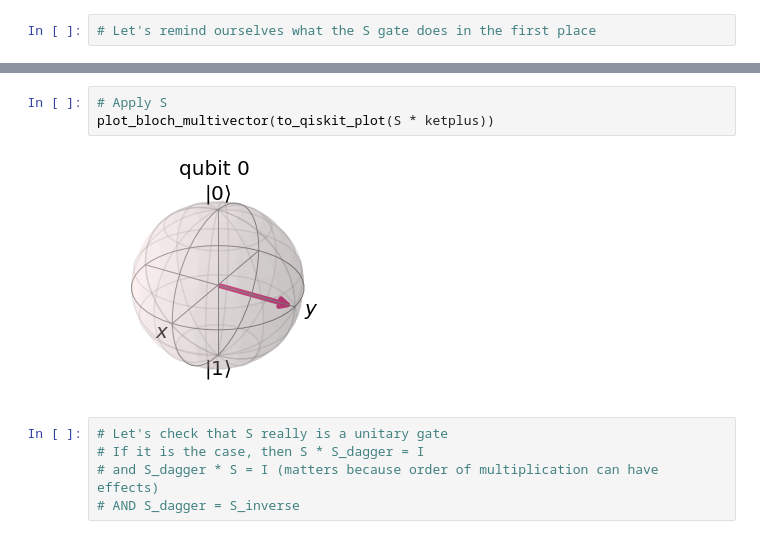
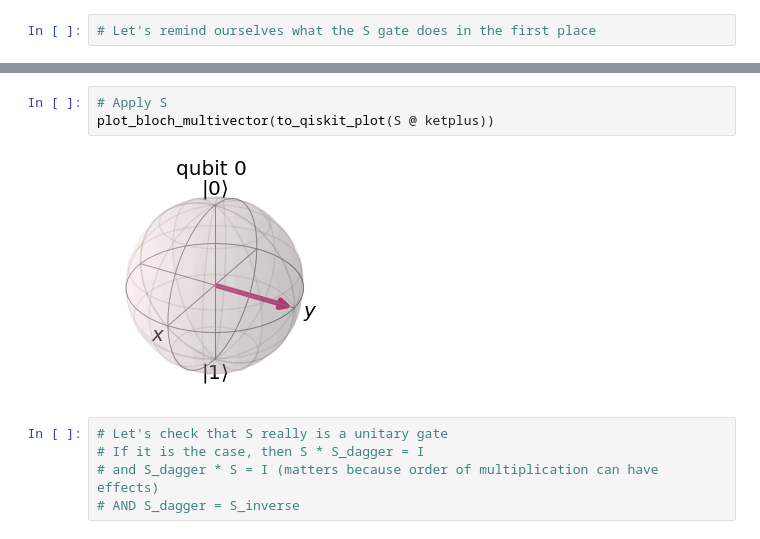
Before and after one commit to QC-at-Davis/npquantum, a Jupyter notebook: QCaD-Circuits-II.ipynb, the cells around one changed output, grey strips where cells are left out. Saved outputs shown, nothing was run; the diff lists cells and outputs as text.

```diff
--- a/QCaD-Circuits-II.ipynb
+++ b/QCaD-Circuits-II.ipynb
@@ -32,8 +36,8 @@ plot_bloch_multivector(to_qiskit_plot(ketplus))
 # %%
 # Apply S
-plot_bloch_multivector(to_qiskit_plot(S * ketplus))
+plot_bloch_multivector(to_qiskit_plot(S @ ketplus))
 # %% [output]
-[figure, old version]
+[figure, new version]
 # %%
 # Let's check that S really is a unitary gate
 # If it is the case, then S * S_dagger = I
```
Also changed, not shown: parts of 46 cells of this notebook, 4 other files.
